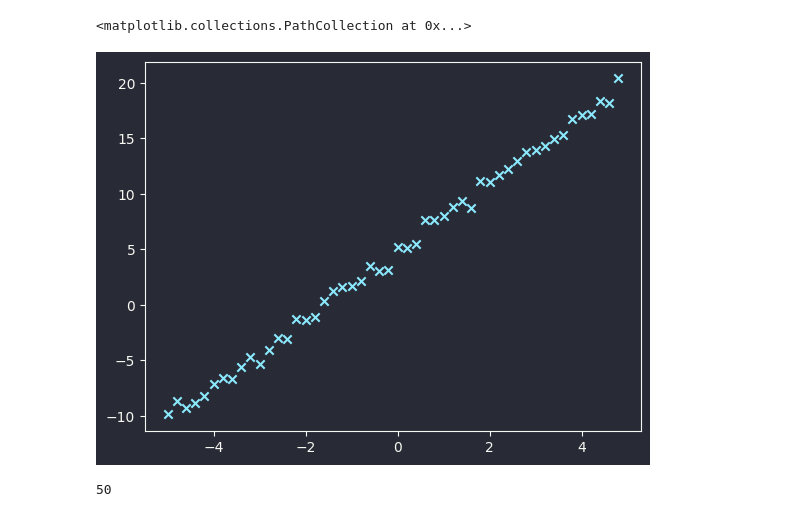
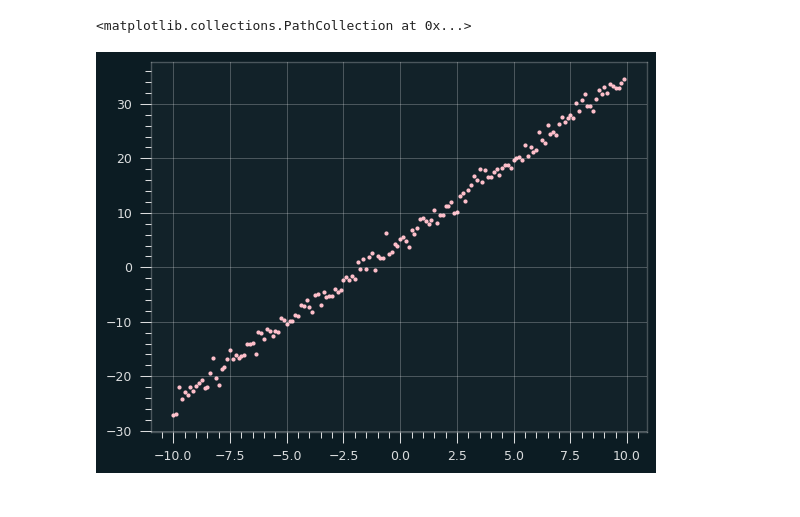
Before and after one commit to RohitMugalya/Learner-s-Garden, a Jupyter notebook: practice notebooks/pytorch practise.ipynb, the cells around one changed output. Cells and saved outputs as stored; diff of their text form; code cells hidden in the pictures.

```diff
--- a/practice notebooks/pytorch practise.ipynb
+++ b/practice notebooks/pytorch practise.ipynb
@@ -5,12 +5,14 @@ import sympy
 from PIL import Image
 
 import torch
+from torch import nn
 from torch.utils.data import Dataset, DataLoader
 from torchvision.transforms import Compose, Resize, ToTensor, Grayscale
 
 import matplotlib.pyplot as plt
 import seaborn as sns
+from qbstyles import mpl_style
 
 from sklearn.metrics import r2_score
 
-plt.style.use("../mpl styles/dracula.mplstyle")
+mpl_style(dark=True)
@@ -29,17 +60,10 @@ class Data(Dataset):
 # %%
-x = torch.arange(-5, 5, step=0.2).view(-1, 1)
-f = 3 * x + 5
-noise = 0.5 * torch.randn(x.shape)
-y = noise + f
+X = torch.arange(-10, 10, 0.125).reshape(-1, 1)
+f = 3 * X + 5
+noise = 1 * torch.randn(X.shape)
+Y = noise + f
 
-plt.scatter(x, y, marker='x')
+plt.scatter(X, Y, color="pink", marker='.')
 # %% [output]
 <matplotlib.collections.PathCollection at 0x...>
-[figure, old version]
+[figure, new version]
-# %%
-dataset = Data(x, y)
-dataloader = DataLoader(dataset, batch_size=2, shuffle=False)
-
-len(dataset)
-# %% [output]
-50
```
Also changed, not shown: parts of 4 cells of this notebook.
